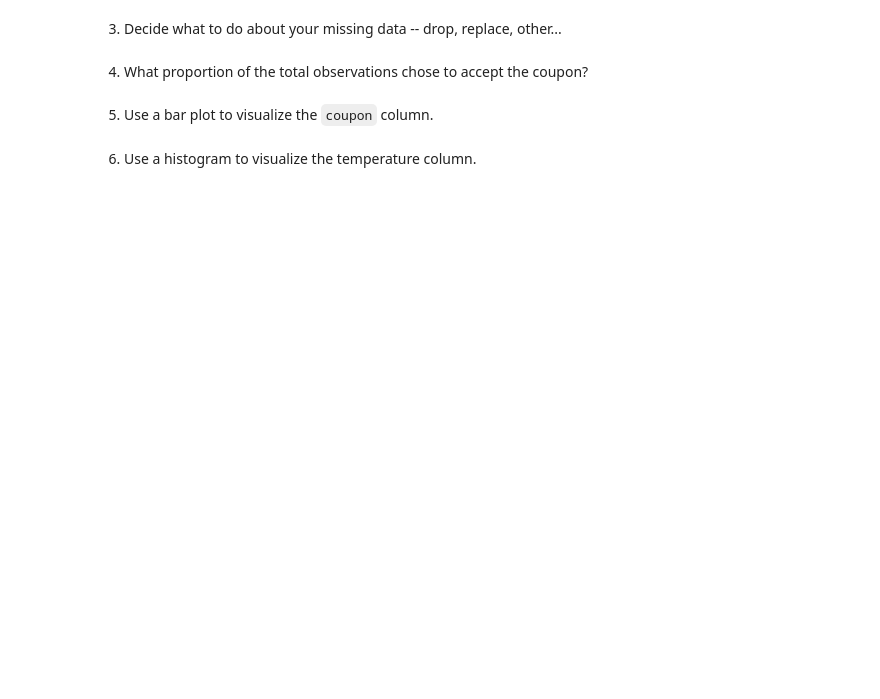
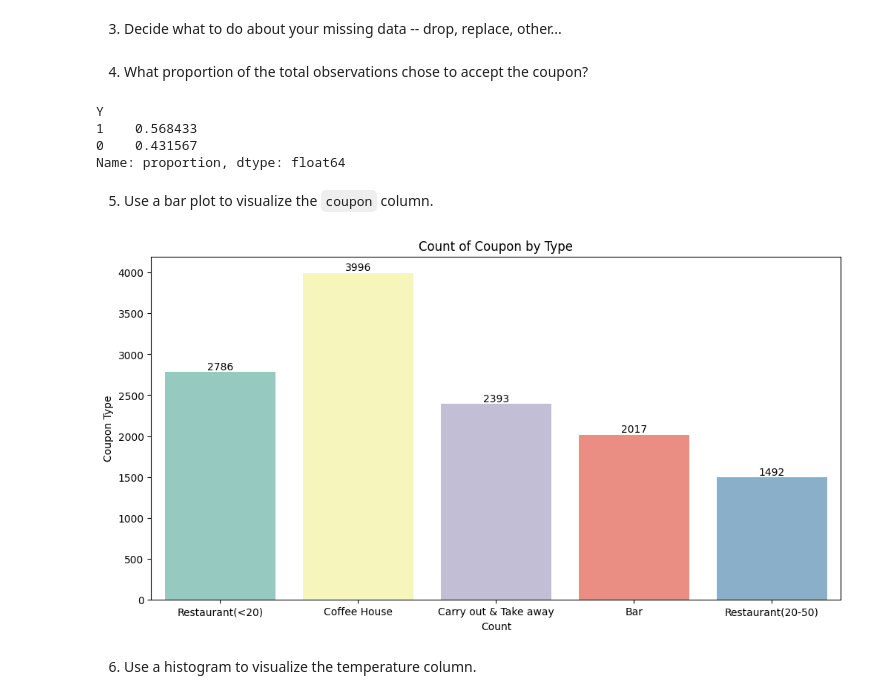
Before and after one commit to dmtrinh/coupons-customers, a Jupyter notebook: prompt.ipynb, the cells around one changed output. Drawn from its saved outputs; the diff is of its cells as text; code cells hidden in the pictures; blank space fills up the shorter version.

Commit message:
Analysis for Bar and Cheap Restaurant Coupons

```diff
--- a/prompt.ipynb
+++ b/prompt.ipynb
@@ -62,8 +185,34 @@ data.head()
 # %% [markdown]
 3. Decide what to do about your missing data -- drop, replace, other...
+# %%
+# The 'car' column has over 99% missing values and the values that were there are not super useful.
+# Drop 'car' column
+data = data.drop(columns=['car'])
 # %% [markdown]
 4. What proportion of the total observations chose to accept the coupon?
+# %%
+# % of unique values in 'Y' column
+data['Y'].value_counts(normalize=True)
+# %% [output]
+Y
+1    0.568433
+0    0.431567
+Name: proportion, dtype: float64
 # %% [markdown]
 5. Use a bar plot to visualize the `coupon` column.
+# %%
+plt.subplots(figsize=(12, 6))
+ax = sns.countplot(data, x='coupon', hue='coupon', palette='Set3', legend=False)
+ax.set(title='Count of Coupon by Type', xlabel='Count', ylabel='Coupon Type')
+
+#sns.set_theme(rc={"figure.figsize":(12, 6)})
+# Annotate the bars
+for label in ax.containers:
+    ax.bar_label(label)
+
+# Alternatively, we can also Seaborn's bar plot, but is a bit more cumbersome with having to index on value_counts().  For example:
+#sns.barplot(x=data['coupon'].value_counts().index, y=data['coupon'].value_counts())
+# %% [output]
+[figure, added]
 # %% [markdown]
 6. Use a histogram to visualize the temperature column.
```
Also changed, not shown: parts of 58 cells of this notebook, 9 other files.
